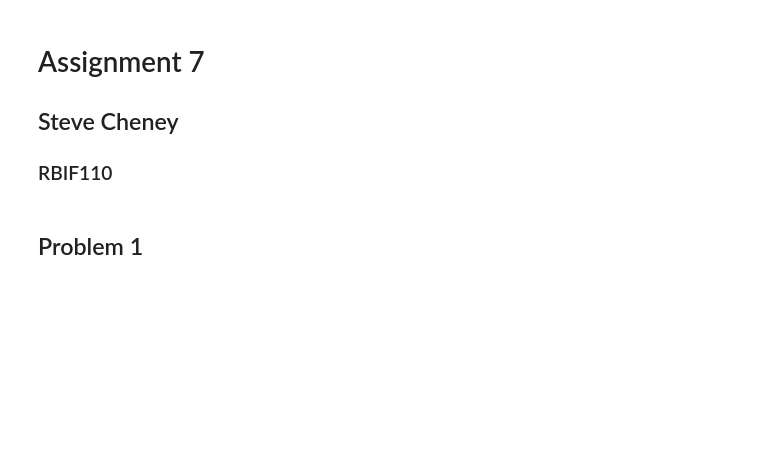
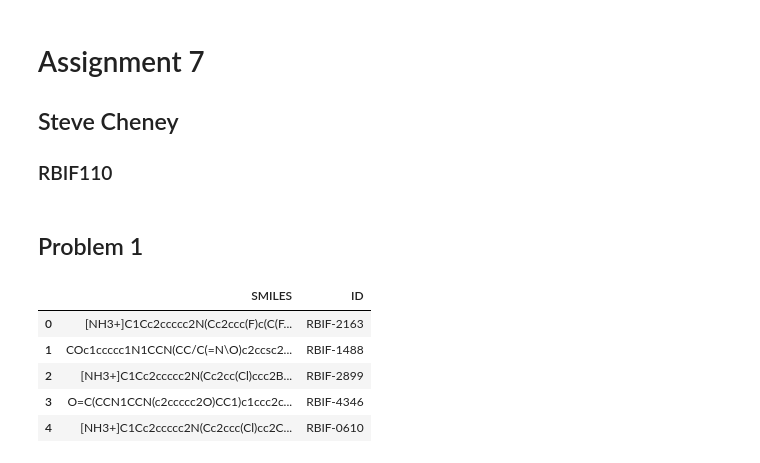
Before and after one commit to Steve-Cheney/Cheminformatics, a Jupyter notebook: rbif-110-a7/a7.ipynb, the cells around one changed output. Saved outputs shown, nothing was run; the diff lists cells and outputs as text; code cells hidden in the pictures; blank space fills up the shorter version.

```diff
--- a/rbif-110-a7/a7.ipynb
+++ b/rbif-110-a7/a7.ipynb
@@ -45,3 +29,18 @@ except UnicodeDecodeError:
+# %%
+library_file = "Week7-ClusteringData.tsv"
+try:
+    library = pd.read_csv(library_file, sep="\t", encoding="utf-8")
+except UnicodeDecodeError:
+    library = pd.read_csv(library_file, sep="\t", encoding="latin-1")
+
+library.head()
+# %% [output]
+|  | SMILES | ID |
+| 0 | [NH3+]C1Cc2ccccc2N(Cc2ccc(F)c(C(F... | RBIF-2163 |
+| 1 | COc1ccccc1N1CCN(CC/C(=N\O)c2ccsc2... | RBIF-1488 |
+| 2 | [NH3+]C1Cc2ccccc2N(Cc2cc(Cl)ccc2B... | RBIF-2899 |
+| 3 | O=C(CCN1CCN(c2ccccc2O)CC1)c1ccc2c... | RBIF-4346 |
+| 4 | [NH3+]C1Cc2ccccc2N(Cc2ccc(Cl)cc2C... | RBIF-0610 |
 # %%
 def standardize_smiles(smiles):
     '''This function takes a non-canonical SMILES and
```
Also changed, not shown: parts of 10 cells of this notebook.
